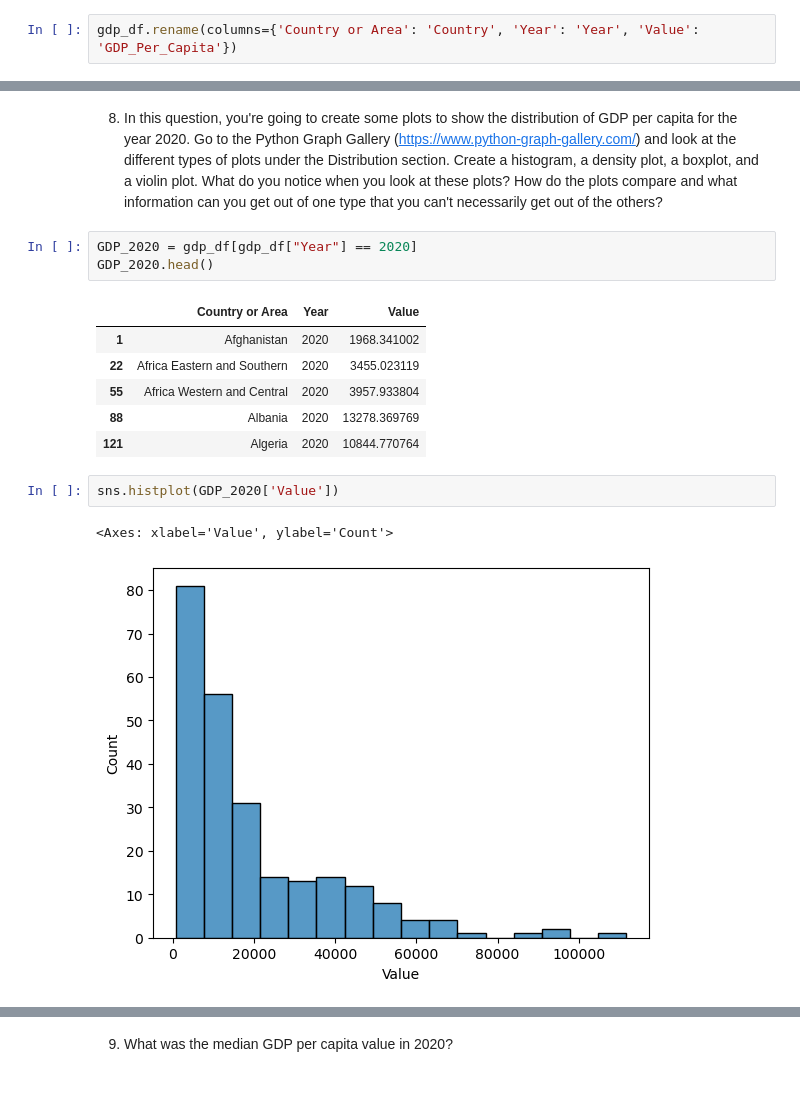
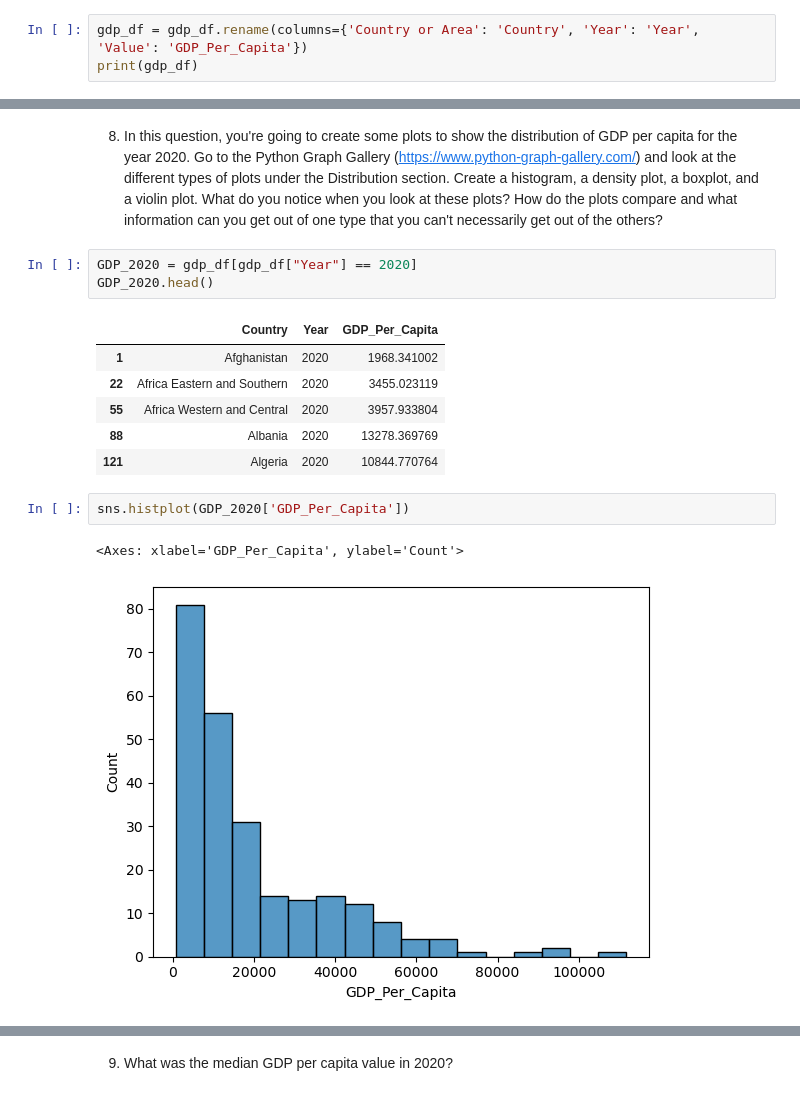
Before and after one commit to NSS-Data-Analytics-Cohort-12/un-python-jessbonillac, a Jupyter notebook: notebooks/Un.ipynb, the cells around one changed output, grey strips where cells are left out. Saved outputs shown, nothing was run; the diff lists cells and outputs as text.

```diff
--- a/notebooks/Un.ipynb
+++ b/notebooks/Un.ipynb
@@ -45,5 +45,6 @@ dtype: object
 # %%
 gdp_df = gdp_df.drop(columns=['Value Footnotes'])
 # %%
-gdp_df.rename(columns={'Country or Area': 'Country', 'Year': 'Year', 'Value': 'GDP_Per_Capita'})
+gdp_df = gdp_df.rename(columns={'Country or Area': 'Country', 'Year': 'Year', 'Value': 'GDP_Per_Capita'})
+print(gdp_df)
 # %% [output]
@@ -68,14 +70,14 @@ gdp_df.rename(columns={'Country or Area': 'Country', 'Year': 'Year', 'Value': 'G
 GDP_2020 = gdp_df[gdp_df["Year"] == 2020]
 GDP_2020.head()
 # %% [output]
-|  | Country or Area | Year | Value |
+|  | Country | Year | GDP_Per_Capita |
 | 1 | Afghanistan | 2020 | 1968.341002 |
 | 22 | Africa Eastern and Southern | 2020 | 3455.023119 |
 | 55 | Africa Western and Central | 2020 | 3957.933804 |
 | 88 | Albania | 2020 | 13278.369769 |
 | 121 | Algeria | 2020 | 10844.770764 |
 # %%
-sns.histplot(GDP_2020['Value'])
+sns.histplot(GDP_2020['GDP_Per_Capita'])
 # %% [output]
-<Axes: xlabel='Value', ylabel='Count'>
+<Axes: xlabel='GDP_Per_Capita', ylabel='Count'>
-[figure, old version]
+[figure, new version]
```
Also changed, not shown: parts of 14 cells of this notebook.
